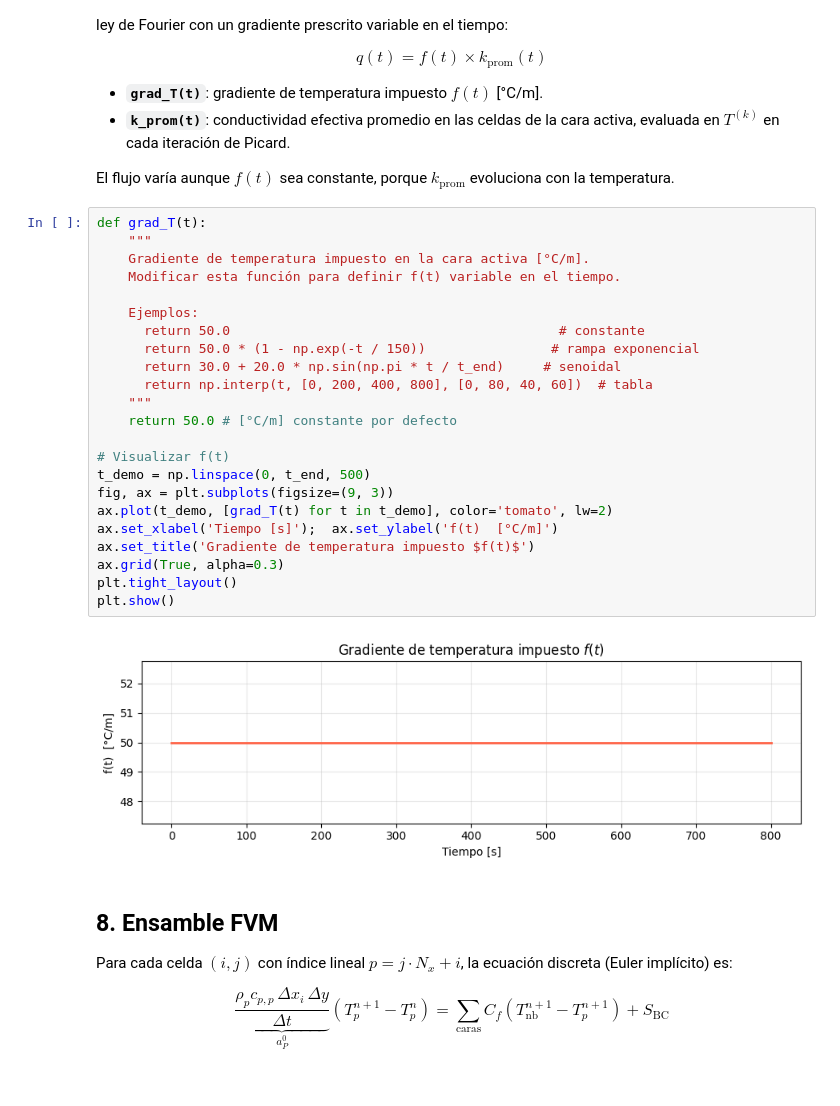
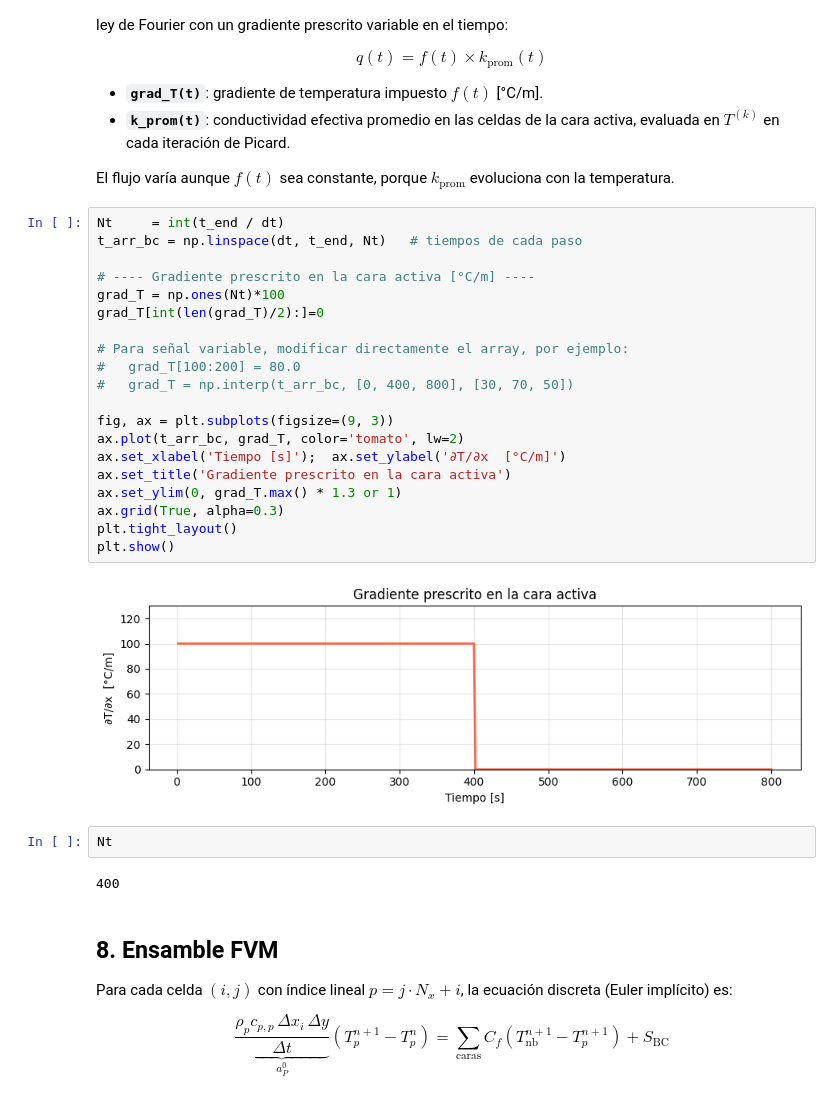
Before and after one commit to lucasbaezmiranda/sim-res-v2, a Jupyter notebook: difusion_2d_fvm_grilla_log.ipynb, the cells around one changed output. Cells and saved outputs as stored; diff of their text form.

```diff
--- a/difusion_2d_fvm_grilla_log.ipynb
+++ b/difusion_2d_fvm_grilla_log.ipynb
@@ -254,30 +254,31 @@ $$q(t) = f(t) \times k_{\text{prom}}(t)$$
 
 El flujo varía aunque $f(t)$ sea constante, porque $k_{\text{prom}}$ evoluciona con la temperatura.
 # %%
-def grad_T(t):
-    """
-    Gradiente de temperatura impuesto en la cara activa [°C/m].
-    Modificar esta función para definir f(t) variable en el tiempo.
+Nt     = int(t_end / dt)
+t_arr_bc = np.linspace(dt, t_end, Nt)   # tiempos de cada paso
 
-    Ejemplos:
-      return 50.0                                          # constante
-      return 50.0 * (1 - np.exp(-t / 150))                # rampa exponencial
-      return 30.0 + 20.0 * np.sin(np.pi * t / t_end)     # senoidal
-      return np.interp(t, [0, 200, 400, 800], [0, 80, 40, 60])  # tabla
-    """
-    return 50.0 # [°C/m] constante por defecto
+# ---- Gradiente prescrito en la cara activa [°C/m] ----
+grad_T = np.ones(Nt)*100
+grad_T[int(len(grad_T)/2):]=0
 
-# Visualizar f(t)
-t_demo = np.linspace(0, t_end, 500)
+# Para señal variable, modificar directamente el array, por ejemplo:
+#   grad_T[100:200] = 80.0
+#   grad_T = np.interp(t_arr_bc, [0, 400, 800], [30, 70, 50])
+
 fig, ax = plt.subplots(figsize=(9, 3))
-ax.plot(t_demo, [grad_T(t) for t in t_demo], color='tomato', lw=2)
-ax.set_xlabel('Tiempo [s]');  ax.set_ylabel('f(t)  [°C/m]')
-ax.set_title('Gradiente de temperatura impuesto $f(t)$')
+ax.plot(t_arr_bc, grad_T, color='tomato', lw=2)
+ax.set_xlabel('Tiempo [s]');  ax.set_ylabel('∂T/∂x  [°C/m]')
+ax.set_title('Gradiente prescrito en la cara activa')
+ax.set_ylim(0, grad_T.max() * 1.3 or 1)
 ax.grid(True, alpha=0.3)
 plt.tight_layout()
 plt.show()
 # %% [output]
-[figure, old version]
+[figure, new version]
+# %%
+Nt
+# %% [output]
+400
 # %% [markdown]
 ## 8. Ensamble FVM
 
```
Also changed, not shown: parts of 9 cells of this notebook, 4 other files.
